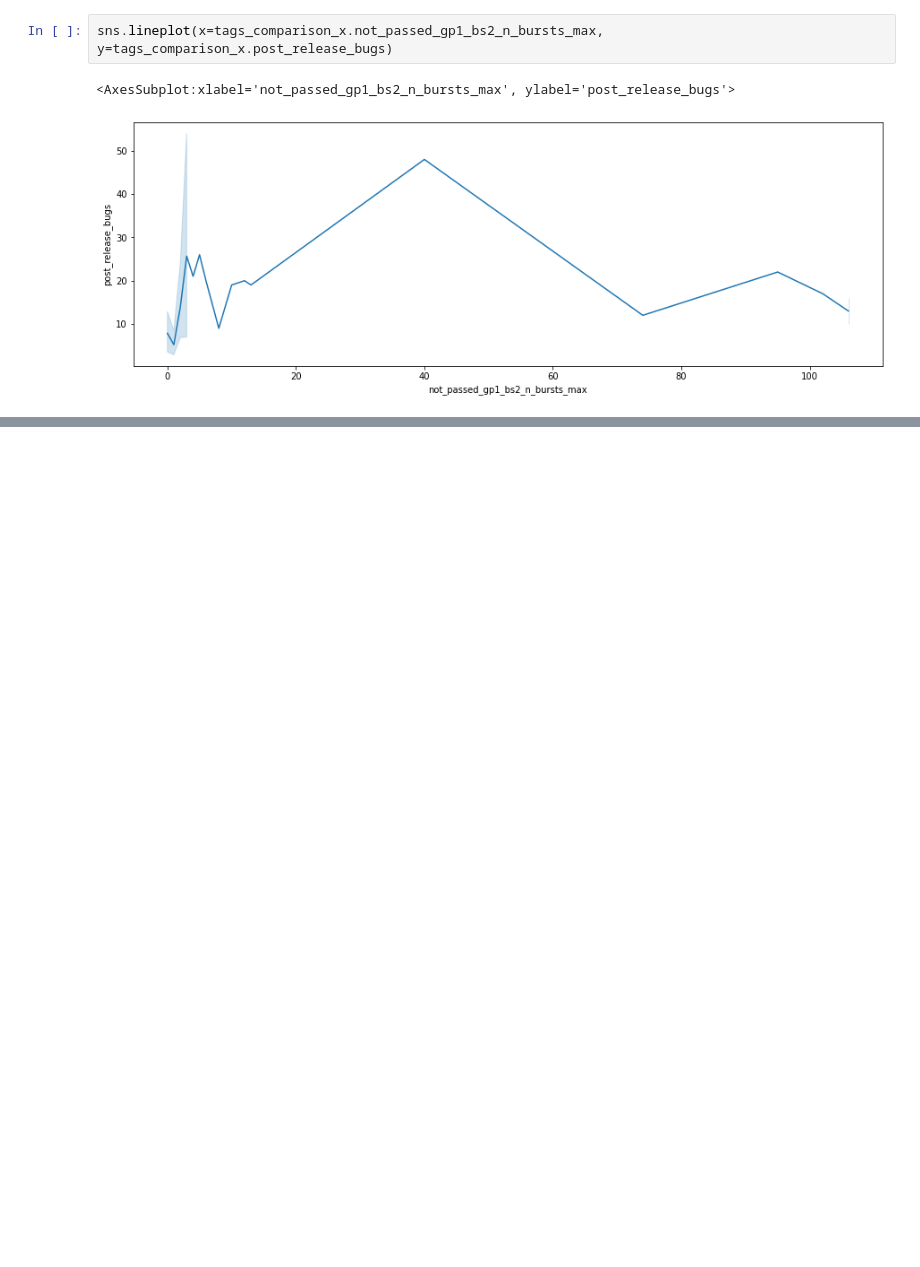
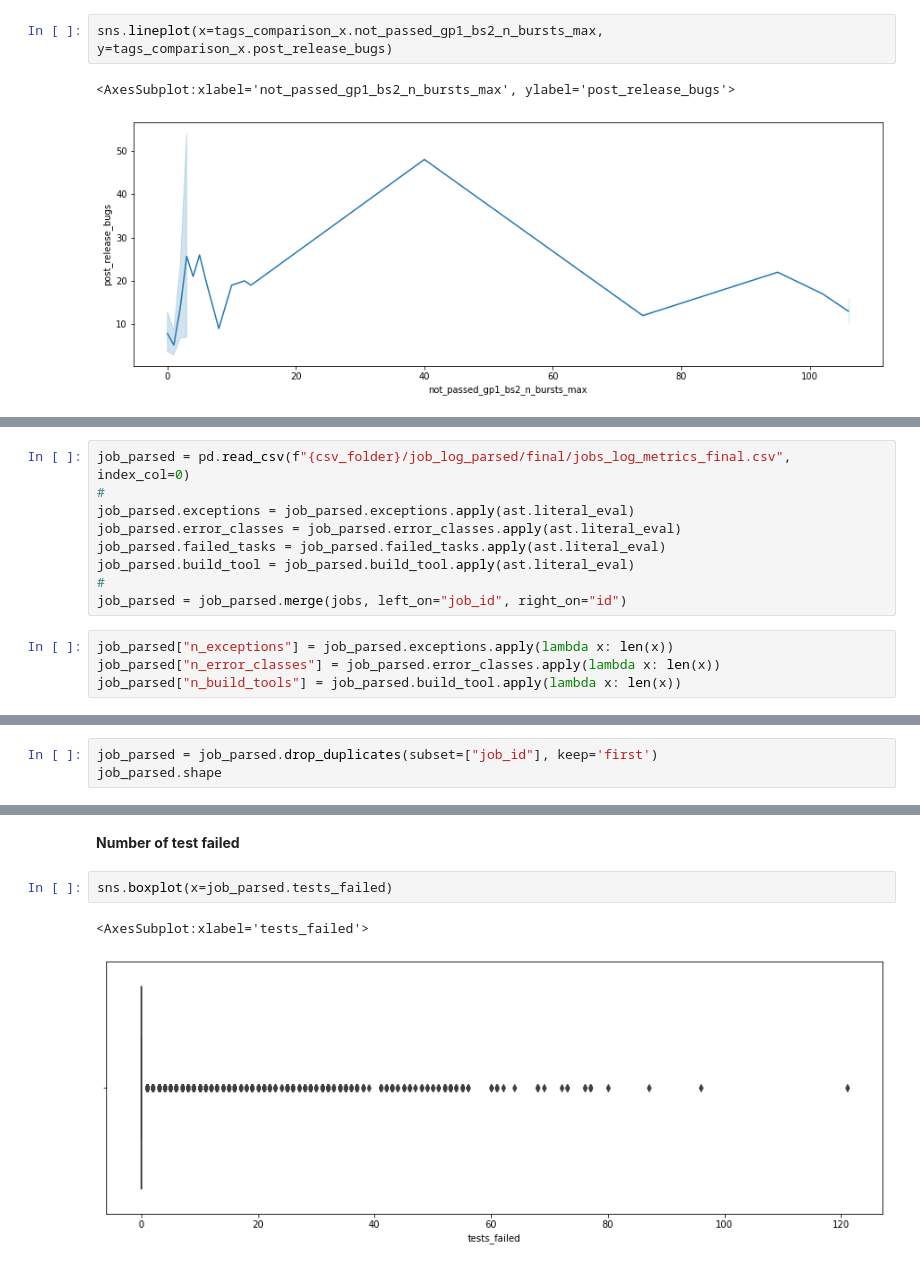
Before and after one commit to IncioMan/Continuous-Integration-metrics-for-post-release-bugs-prediction, a Jupyter notebook: notebooks/analysis/continuous_integration_metrics_for_releases.ipynb, the cells around one changed output, grey strips where cells are left out. Drawn from its saved outputs; the diff is of its cells as text; blank space fills up the shorter version.

```diff
--- a/notebooks/analysis/continuous_integration_metrics_for_releases.ipynb
+++ b/notebooks/analysis/continuous_integration_metrics_for_releases.ipynb
@@ -696,0 +802,13 @@ pd.read_csv(f"../../csv/jobs_log_metrics.csv", index_col=0).merge(jobs[["id", "s
+# %%
+job_parsed = pd.read_csv(f"{csv_folder}/job_log_parsed/final/jobs_log_metrics_final.csv", index_col=0)
+#
+job_parsed.exceptions = job_parsed.exceptions.apply(ast.literal_eval)
+job_parsed.error_classes = job_parsed.error_classes.apply(ast.literal_eval)
+job_parsed.failed_tasks = job_parsed.failed_tasks.apply(ast.literal_eval)
+job_parsed.build_tool = job_parsed.build_tool.apply(ast.literal_eval)
+#
+job_parsed = job_parsed.merge(jobs, left_on="job_id", right_on="id")
+# %%
+job_parsed["n_exceptions"] = job_parsed.exceptions.apply(lambda x: len(x))
+job_parsed["n_error_classes"] = job_parsed.error_classes.apply(lambda x: len(x))
+job_parsed["n_build_tools"] = job_parsed.build_tool.apply(lambda x: len(x))
@@ -696,0 +839,3 @@ pd.read_csv(f"../../csv/jobs_log_metrics.csv", index_col=0).merge(jobs[["id", "s
+# %%
+job_parsed = job_parsed.drop_duplicates(subset=["job_id"], keep='first')
+job_parsed.shape
@@ -696,0 +858,7 @@ pd.read_csv(f"../../csv/jobs_log_metrics.csv", index_col=0).merge(jobs[["id", "s
+# %% [markdown]
+**Number of test failed**
+# %%
+sns.boxplot(x=job_parsed.tests_failed)
+# %% [output]
+<AxesSubplot:xlabel='tests_failed'>
+[figure, added]
```
Also changed, not shown: parts of 103 cells of this notebook, 5 other files.
